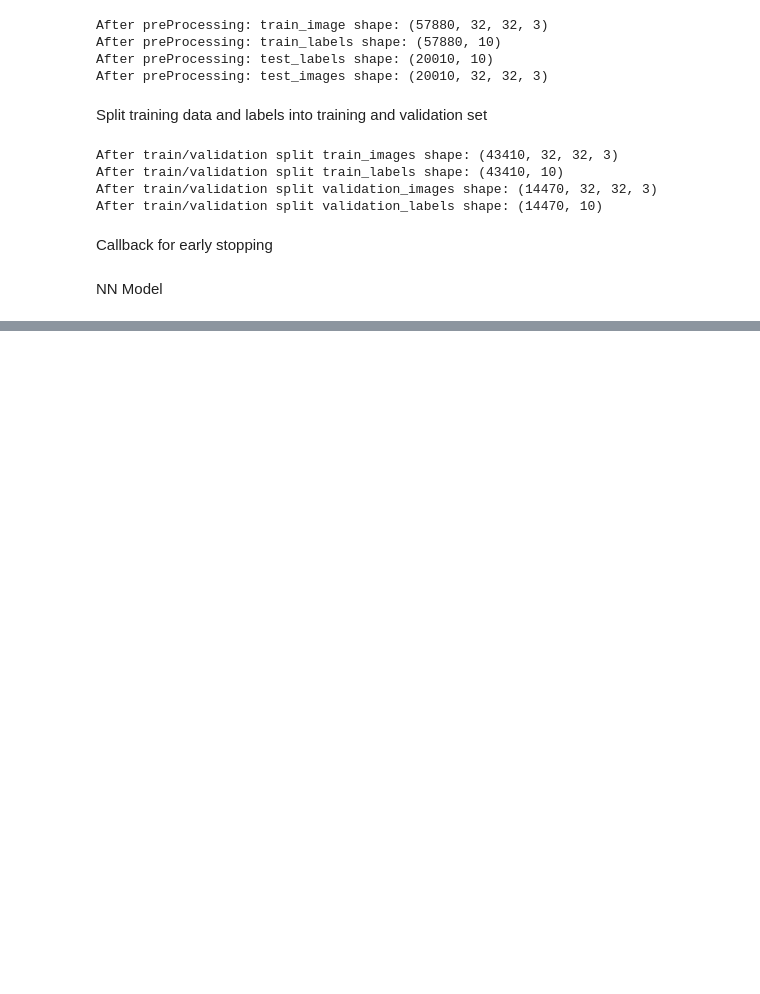
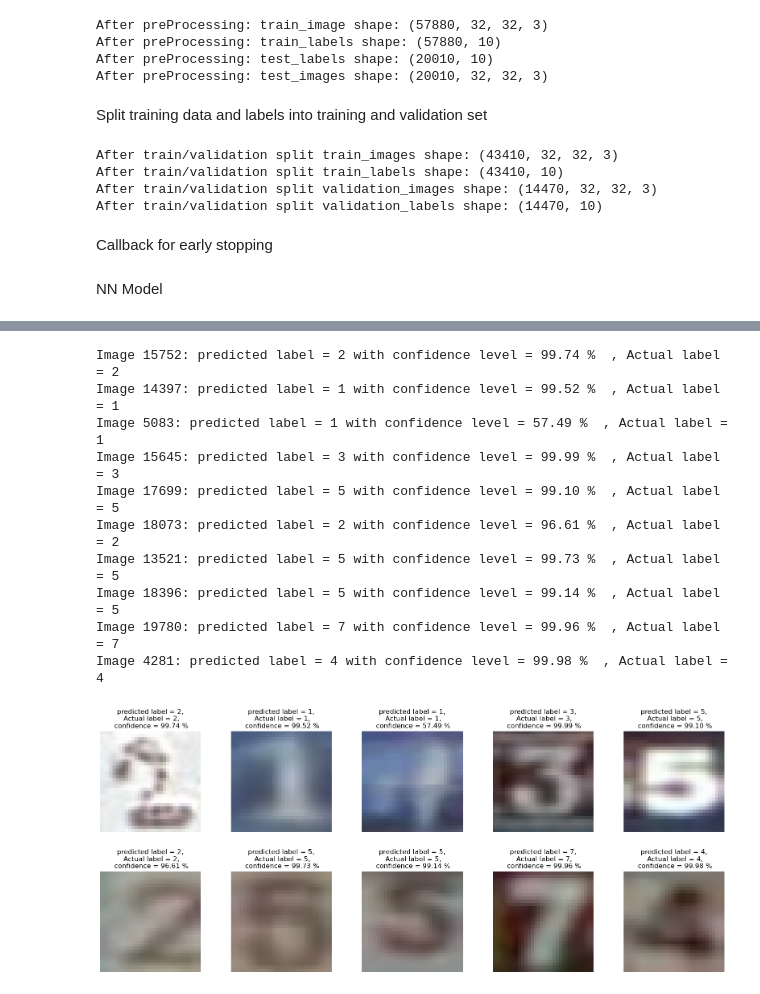
Before and after one commit to seema469/AAI_501_FinalProject_Team3, a Jupyter notebook: SVHN_ImageClassification.ipynb, the cells around one changed output, grey strips where cells are left out. Cells and saved outputs as stored; diff of their text form; code cells hidden in the pictures; blank space fills up the shorter version.

```diff
--- a/SVHN_ImageClassification.ipynb
+++ b/SVHN_ImageClassification.ipynb
@@ -348 +378,32 @@ Test accuracy: 0.9061968922615051
+# %%
+import random
+random_numbers = random.sample(range(test_images.shape[0]), 10)
+# Displaysome random results
+n = 0
+fig, axs = plt.subplots(2, 5, figsize=(20, 8))
+# Make space between plots
+plt.subplots_adjust(hspace=0.3, wspace=0.3)
+
+for i, ax in zip(random_numbers, axs.flat):
+    predicted_label = np.argmax(predictions[i])
+    confidence = np.max(predictions[i])
+    actual_label = np.where(test_labels[i] == 1)[0]
+    ax.imshow(test_images[i], cmap= 'gray')
+    ax.axis('off')
+    ax.set_title(f'predicted label = {predicted_label},\n Actual label = {actual_label[0]},\n confidence = {confidence*100:.2f} %')
+    print(f'Image {i}: predicted label = {predicted_label} with confidence level = {confidence*100:.2f} %  , Actual label = {actual_label[0]}')
+
+plt.show()
+# %% [output]
+Image 15752: predicted label = 2 with confidence level = 99.74 %  , Actual label = 2
+Image 14397: predicted label = 1 with confidence level = 99.52 %  , Actual label = 1
+Image 5083: predicted label = 1 with confidence level = 57.49 %  , Actual label = 1
+Image 15645: predicted label = 3 with confidence level = 99.99 %  , Actual label = 3
+Image 17699: predicted label = 5 with confidence level = 99.10 %  , Actual label = 5
+Image 18073: predicted label = 2 with confidence level = 96.61 %  , Actual label = 2
+Image 13521: predicted label = 5 with confidence level = 99.73 %  , Actual label = 5
+Image 18396: predicted label = 5 with confidence level = 99.14 %  , Actual label = 5
+Image 19780: predicted label = 7 with confidence level = 99.96 %  , Actual label = 7
+Image 4281: predicted label = 4 with confidence level = 99.98 %  , Actual label = 4
+[figure, added]
 # %%
```
Also changed, not shown: parts of 10 cells of this notebook.
